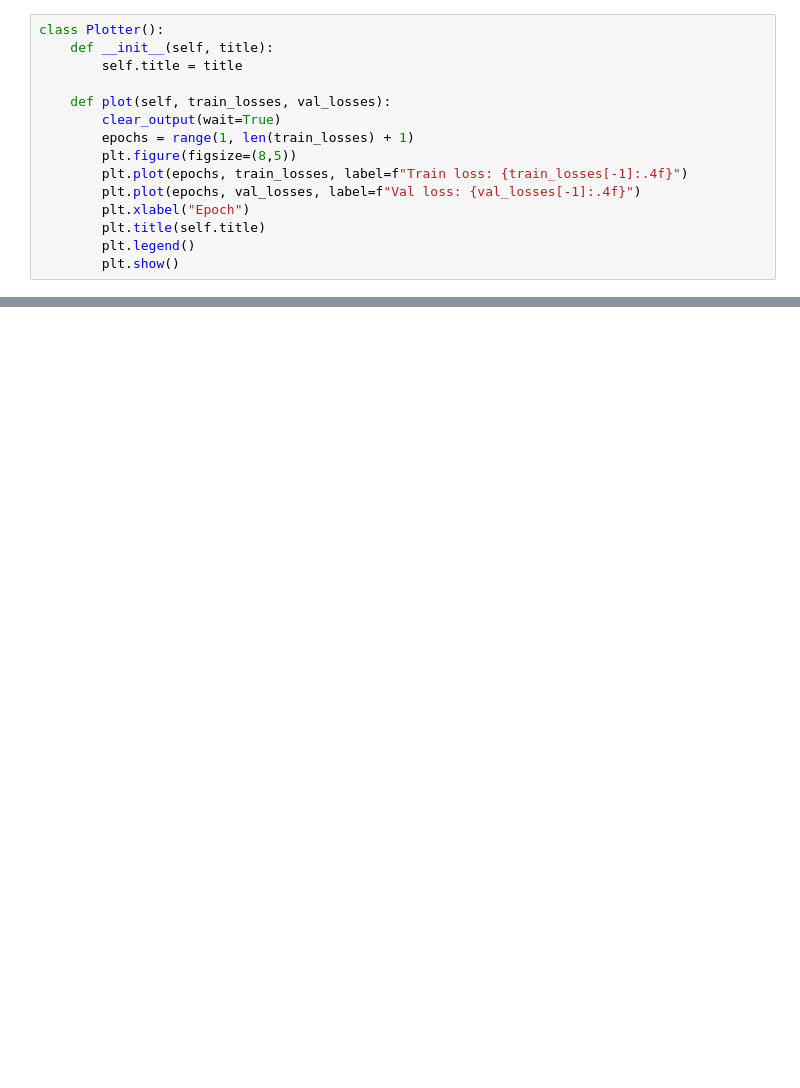
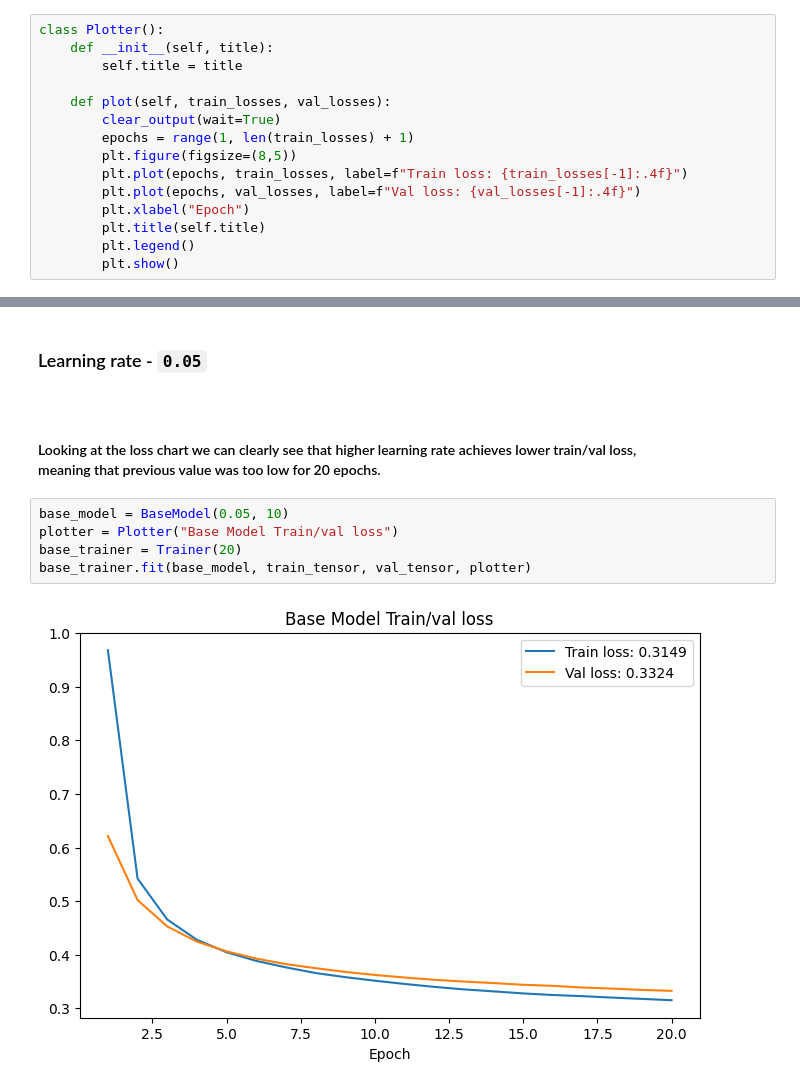
Before and after one commit to M4rselo/hypothesis_mnist_project, a Jupyter notebook: mnist_hypothesis_project.ipynb, the cells around one changed output, grey strips where cells are left out. Cells and saved outputs as stored; diff of their text form; blank space fills up the shorter version.

```diff
--- a/mnist_hypothesis_project.ipynb
+++ b/mnist_hypothesis_project.ipynb
@@ -191,0 +205,12 @@ base_trainer.fit(base_model, train_tensor, val_tensor, plotter)
+# %% [markdown]
+### Learning rate - `0.05`
+####
+# %% [markdown]
+#### Looking at the loss chart we can clearly see that higher learning rate achieves lower train/val loss,<br> meaning that previous value was too low for 20 epochs.
+# %%
+base_model = BaseModel(0.05, 10)
+plotter = Plotter("Base Model Train/val loss")
+base_trainer = Trainer(20)
+base_trainer.fit(base_model, train_tensor, val_tensor, plotter)
+# %% [output]
+[figure, added]
```
Also changed, not shown: parts of 12 cells of this notebook.
